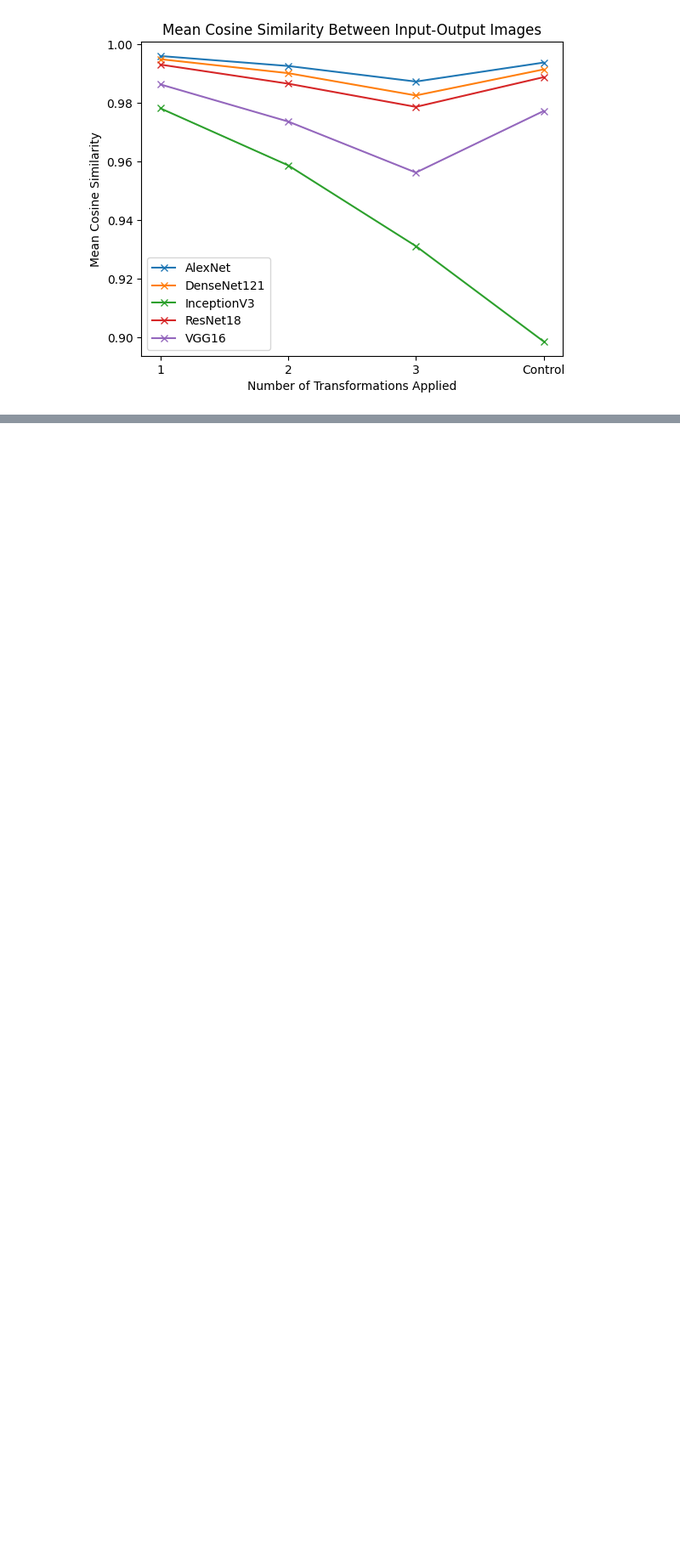
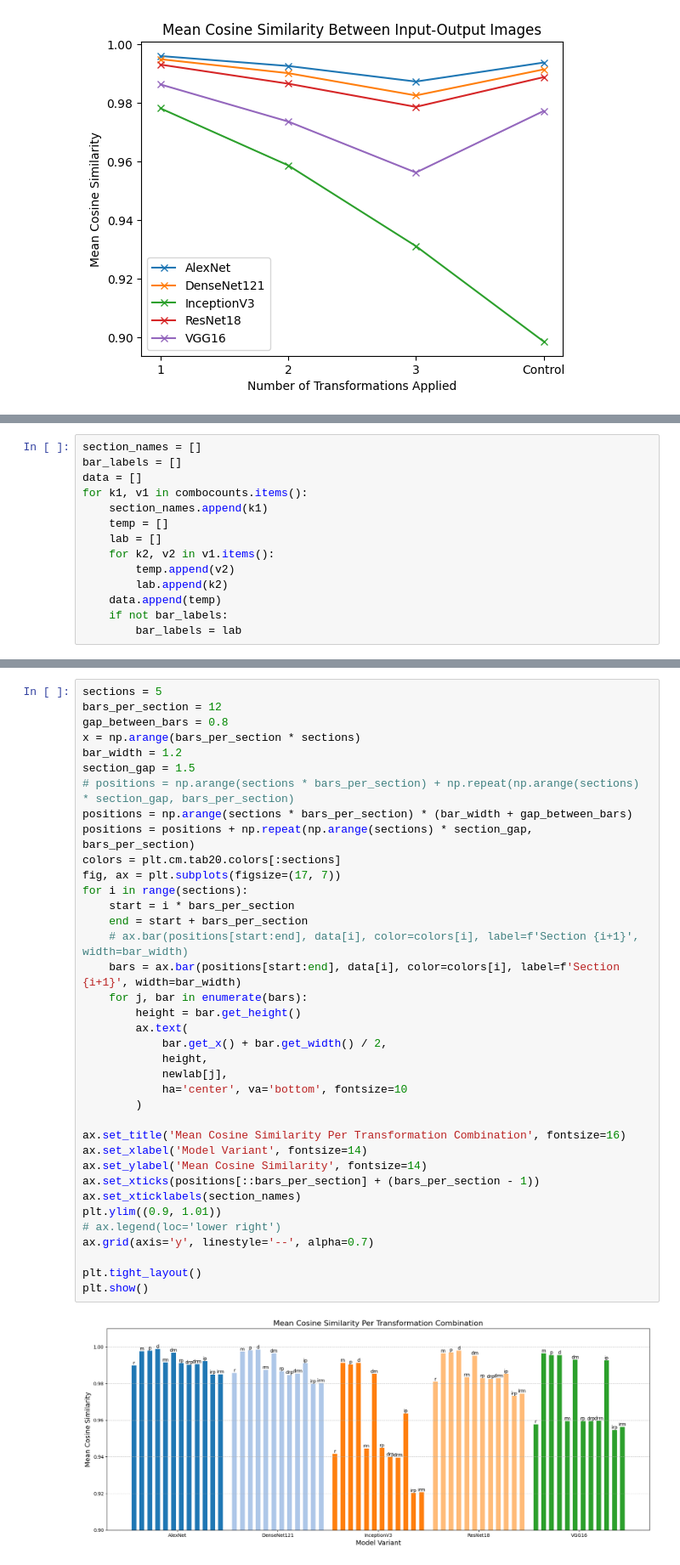
Before and after one commit to afxwong/CNNTransformationalSimilarity, a Jupyter notebook: get_similarities.ipynb, the cells around one changed output, grey strips where cells are left out. Shown: that part at 85% size. Cells and saved outputs as stored; diff of their text form; blank space fills up the shorter version.

Commit message:
add per transformation combo visuals

```diff
--- a/get_similarities.ipynb
+++ b/get_similarities.ipynb
@@ -1090,0 +1160,14 @@ plt.show()
+# %%
+section_names = []
+bar_labels = []
+data = []
+for k1, v1 in combocounts.items():
+    section_names.append(k1)
+    temp = []
+    lab = []
+    for k2, v2 in v1.items():
+        temp.append(v2)
+        lab.append(k2)
+    data.append(temp)
+    if not bar_labels:
+        bar_labels = lab
@@ -1090,0 +1204,39 @@ plt.show()
+# %%
+sections = 5
+bars_per_section = 12
+gap_between_bars = 0.8
+x = np.arange(bars_per_section * sections)
+bar_width = 1.2
+section_gap = 1.5
+# positions = np.arange(sections * bars_per_section) + np.repeat(np.arange(sections) * section_gap, bars_per_section)
+positions = np.arange(sections * bars_per_section) * (bar_width + gap_between_bars)
+positions = positions + np.repeat(np.arange(sections) * section_gap, bars_per_section)
+colors = plt.cm.tab20.colors[:sections]
+fig, ax = plt.subplots(figsize=(17, 7))
+for i in range(sections):
+    start = i * bars_per_section
+    end = start + bars_per_section
+    # ax.bar(positions[start:end], data[i], color=colors[i], label=f'Section {i+1}', width=bar_width)
+    bars = ax.bar(positions[start:end], data[i], color=colors[i], label=f'Section {i+1}', width=bar_width)
+    for j, bar in enumerate(bars):
+        height = bar.get_height()
+        ax.text(
+            bar.get_x() + bar.get_width() / 2,
+            height,
+            newlab[j],
+            ha='center', va='bottom', fontsize=10
+        )
+
+ax.set_title('Mean Cosine Similarity Per Transformation Combination', fontsize=16)
+ax.set_xlabel('Model Variant', fontsize=14)
+ax.set_ylabel('Mean Cosine Similarity', fontsize=14)
+ax.set_xticks(positions[::bars_per_section] + (bars_per_section - 1))
+ax.set_xticklabels(section_names)
+plt.ylim((0.9, 1.01))
+# ax.legend(loc='lower right')
+ax.grid(axis='y', linestyle='--', alpha=0.7)
+
+plt.tight_layout()
+plt.show()
+# %% [output]
+[figure, added]
```
Also changed, not shown: parts of 5 cells of this notebook, 1 other file.
